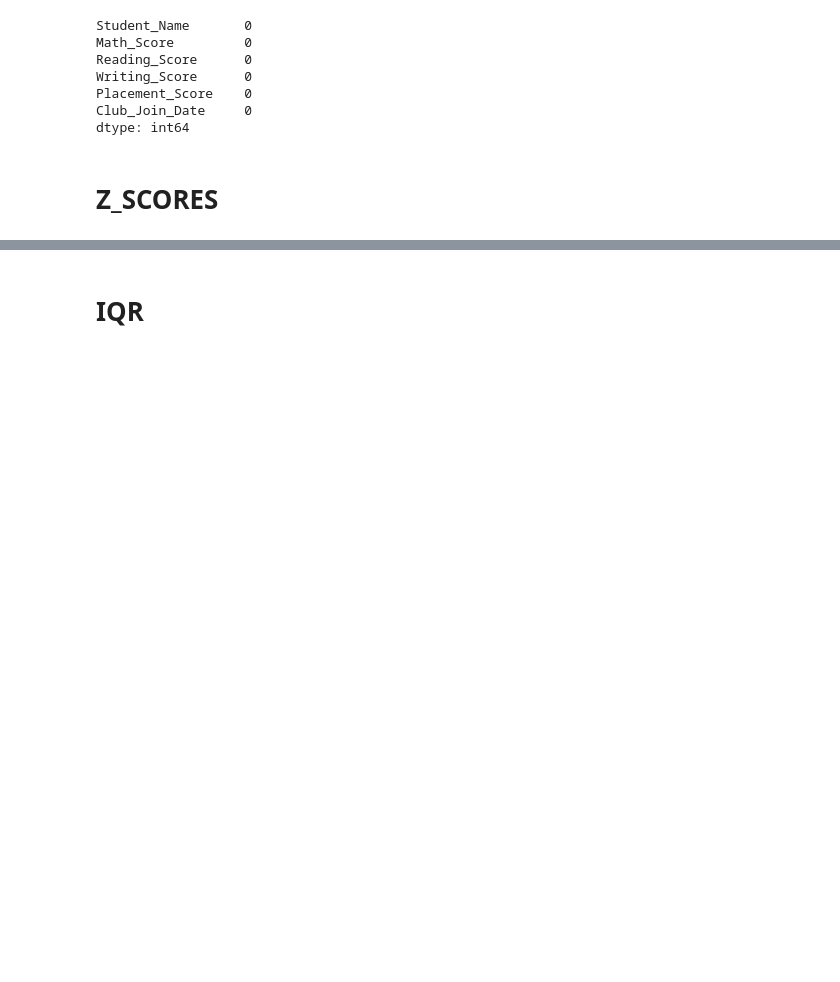
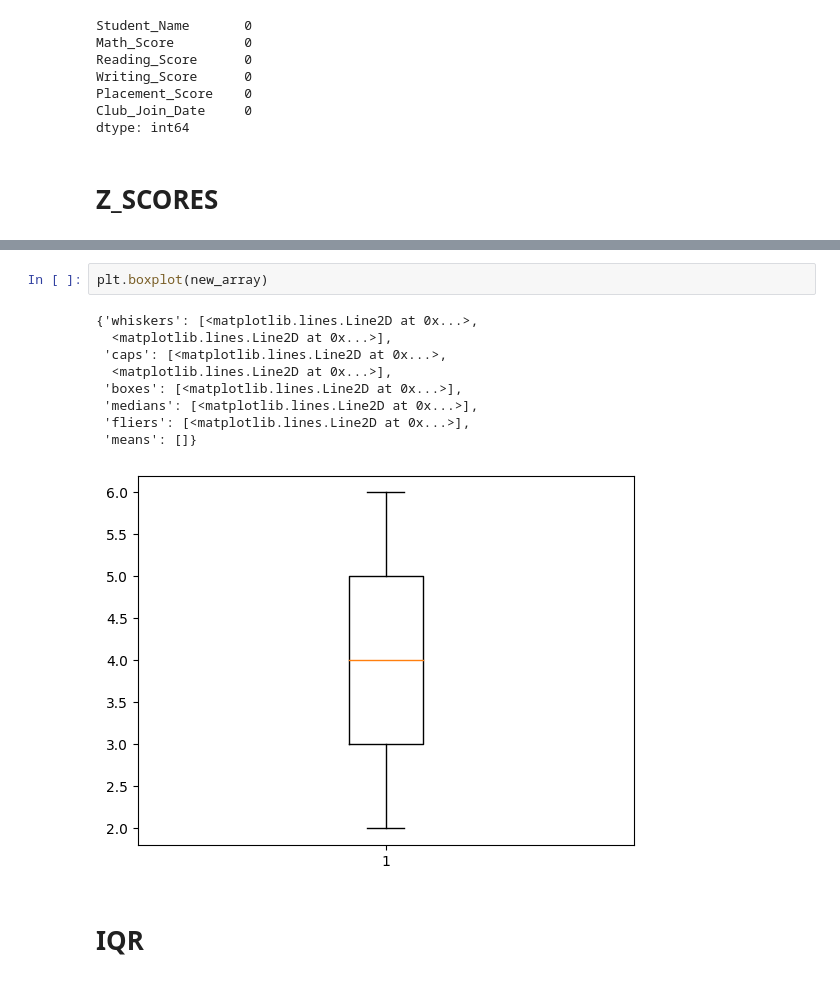
Before and after one commit to Dhruv-958/DS, a Jupyter notebook: Data_Wrangling_2.ipynb, the cells around one changed output, grey strips where cells are left out. Saved outputs shown, nothing was run; the diff lists cells and outputs as text; blank space fills up the shorter version.

```diff
--- a/Data_Wrangling_2.ipynb
+++ b/Data_Wrangling_2.ipynb
@@ -93,3 +111,15 @@ Outliers:  []
+# %%
+plt.boxplot(new_array)
+# %% [output]
+{'whiskers': [<matplotlib.lines.Line2D at 0x...>,
+  <matplotlib.lines.Line2D at 0x...>],
+ 'caps': [<matplotlib.lines.Line2D at 0x...>,
+  <matplotlib.lines.Line2D at 0x...>],
+ 'boxes': [<matplotlib.lines.Line2D at 0x...>],
+ 'medians': [<matplotlib.lines.Line2D at 0x...>],
+ 'fliers': [<matplotlib.lines.Line2D at 0x...>],
+ 'means': []}
+[figure, added]
 # %% [markdown]
 # **IQR**
 # %%
```
Also changed, not shown: parts of 12 cells of this notebook.
